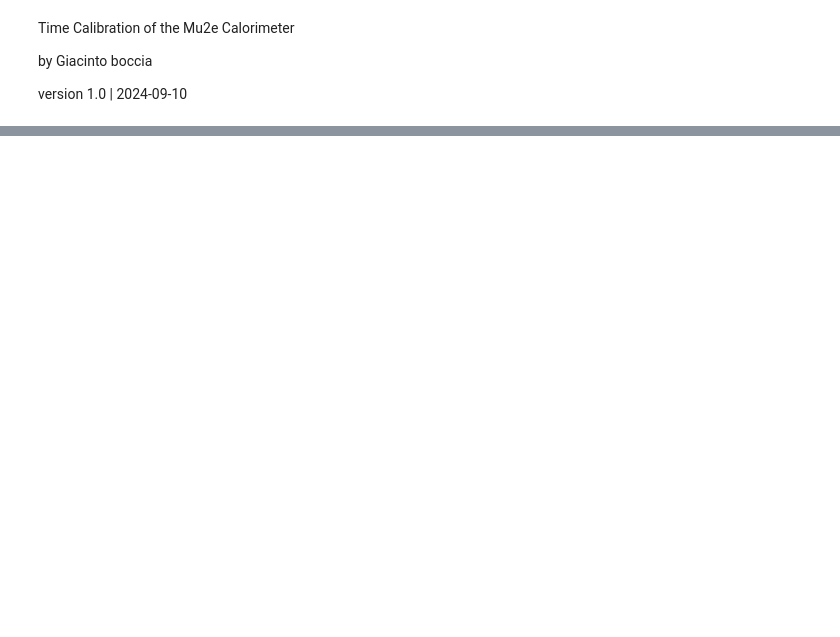
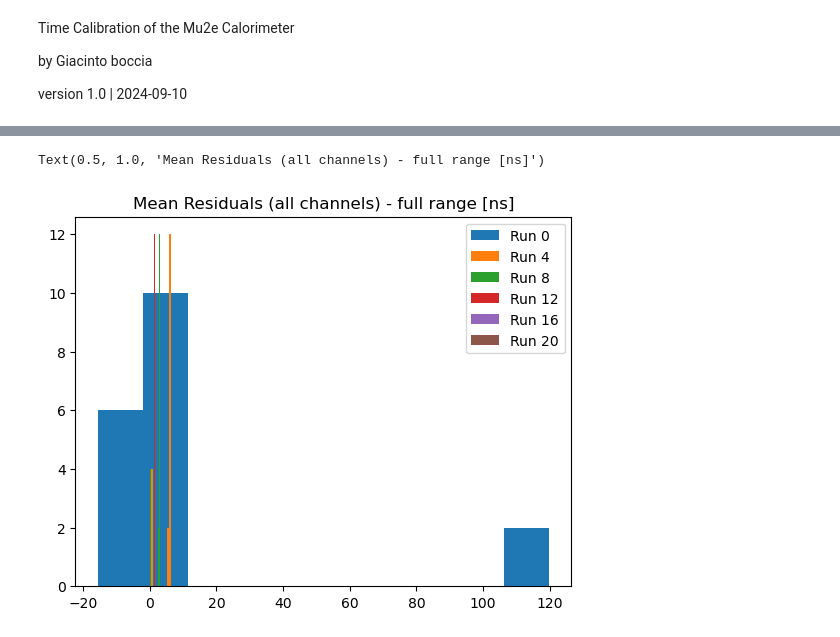
Before and after one commit to Mu2e/CaloCalibration, a Jupyter notebook: CosmicsCalib/vst/time_calibration/t_cal.ipynb, the cells around one changed output, grey strips where cells are left out. Cells and saved outputs as stored; diff of their text form; code cells hidden in the pictures; blank space fills up the shorter version.

```diff
--- a/CosmicsCalib/vst/time_calibration/t_cal.ipynb
+++ b/CosmicsCalib/vst/time_calibration/t_cal.ipynb
@@ -198,0 +255,14 @@ ax.set_ybound(-100, 100)
+# %%
+#Draw the distibutions of the mean residuals for a specific iteration over all the channels
+for run in range(0, n_runs, GRAPH_RUNS_STEP):
+    mean_arr = []
+    for mean in mean_res_arr[run].flatten():
+        scalar = mean.item()
+        if not np.isnan(scalar):
+            mean_arr.append(scalar)
+    n, bin, patches = plt.hist(mean_arr, label= "Run " + str(run))
+plt.legend()
+plt.title("Mean Residuals (all channels) - full range [ns]")
+# %% [output]
+Text(0.5, 1.0, 'Mean Residuals (all channels) - full range [ns]')
+[figure, added]
```
Also changed, not shown: parts of 14 cells of this notebook, 1 other file.
